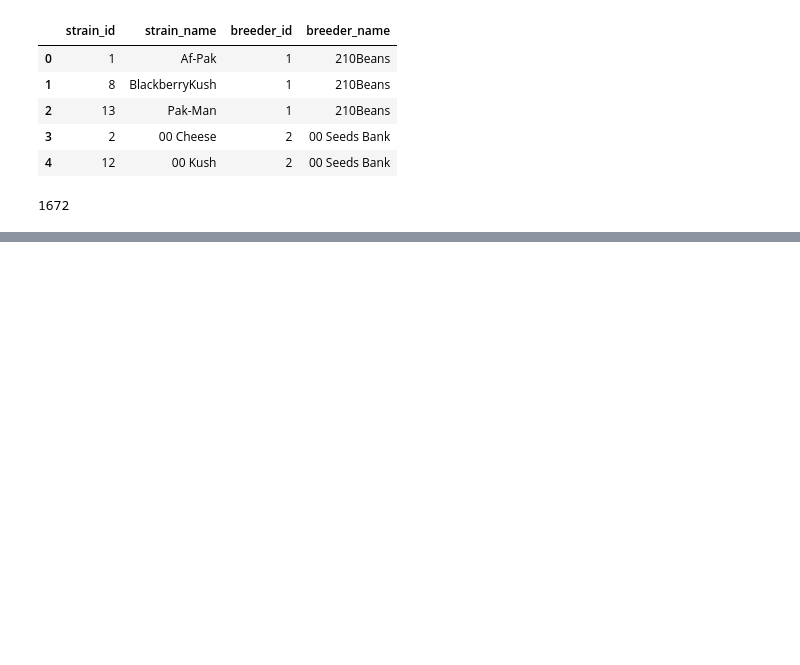
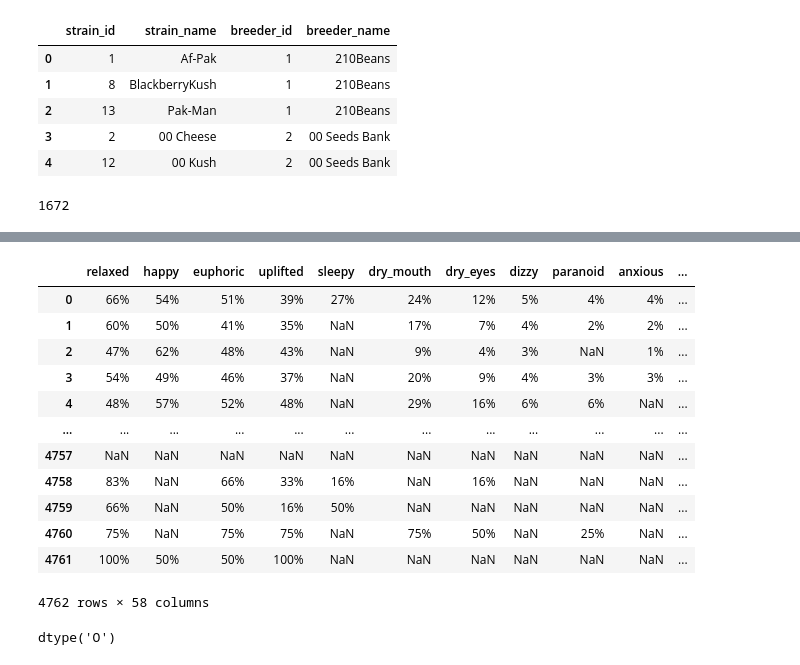
Before and after one commit to Tejasp85/ETL-Project, a Jupyter notebook: Cannabis.ipynb, the cells around one changed output, grey strips where cells are left out. Drawn from its saved outputs; the diff is of its cells as text; code cells hidden in the pictures; blank space fills up the shorter version.

```diff
--- a/Cannabis.ipynb
+++ b/Cannabis.ipynb
@@ -78,0 +113,3 @@ OperationalError: (sqlite3.OperationalError) no such column: name
+# %%
+strains_df = pd.read_json('Resources/leafly_strain_data.json')
+strains_df
@@ -78,0 +130,21 @@ OperationalError: (sqlite3.OperationalError) no such column: name
+# %%
+df1test=strains_df.effects.dropna().apply(pd.Series)
+df1test
+# %% [output]
+|  | relaxed | happy | euphoric | uplifted | sleepy | dry_mouth | dry_eyes | dizzy | paranoid | anxious | ... |
+| 0 | 66% | 54% | 51% | 39% | 27% | 24% | 12% | 5% | 4% | 4% | ... |
+| 1 | 60% | 50% | 41% | 35% | NaN | 17% | 7% | 4% | 2% | 2% | ... |
+| 2 | 47% | 62% | 48% | 43% | NaN | 9% | 4% | 3% | NaN | 1% | ... |
+| 3 | 54% | 49% | 46% | 37% | NaN | 20% | 9% | 4% | 3% | 3% | ... |
+| 4 | 48% | 57% | 52% | 48% | NaN | 29% | 16% | 6% | 6% | NaN | ... |
+| ... | ... | ... | ... | ... | ... | ... | ... | ... | ... | ... | ... |
+| 4757 | NaN | NaN | NaN | NaN | NaN | NaN | NaN | NaN | NaN | NaN | ... |
+| 4758 | 83% | NaN | 66% | 33% | 16% | NaN | 16% | NaN | NaN | NaN | ... |
+| 4759 | 66% | NaN | 50% | 16% | 50% | NaN | NaN | NaN | NaN | NaN | ... |
+| 4760 | 75% | NaN | 75% | 75% | NaN | 75% | 50% | NaN | 25% | NaN | ... |
+| 4761 | 100% | 50% | 50% | 100% | NaN | NaN | NaN | NaN | NaN | NaN | ... |
+4762 rows × 58 columns
+# %%
+strains_df['effects'].dtypes
+# %% [output]
+dtype('O')
```
Also changed, not shown: parts of 21 cells of this notebook, 1 other file.
